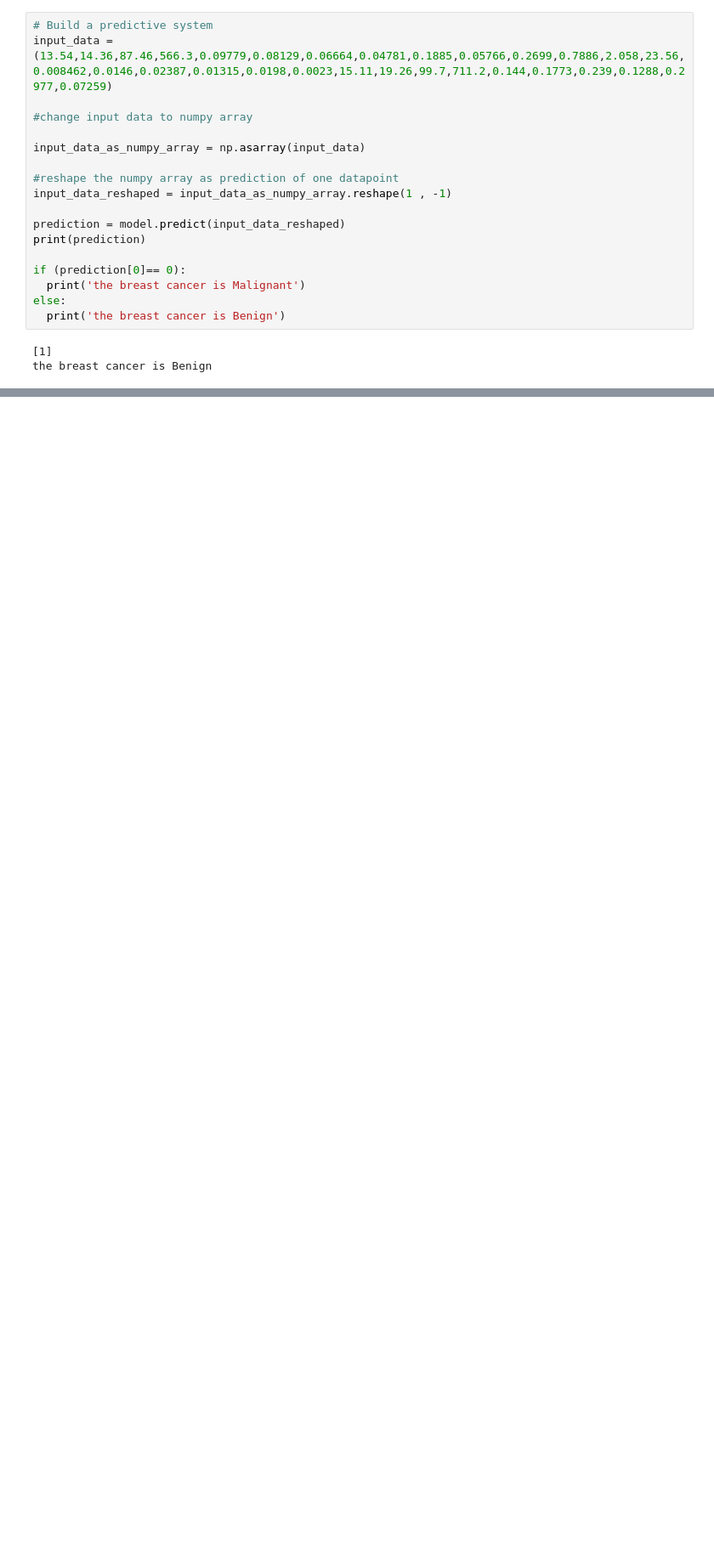
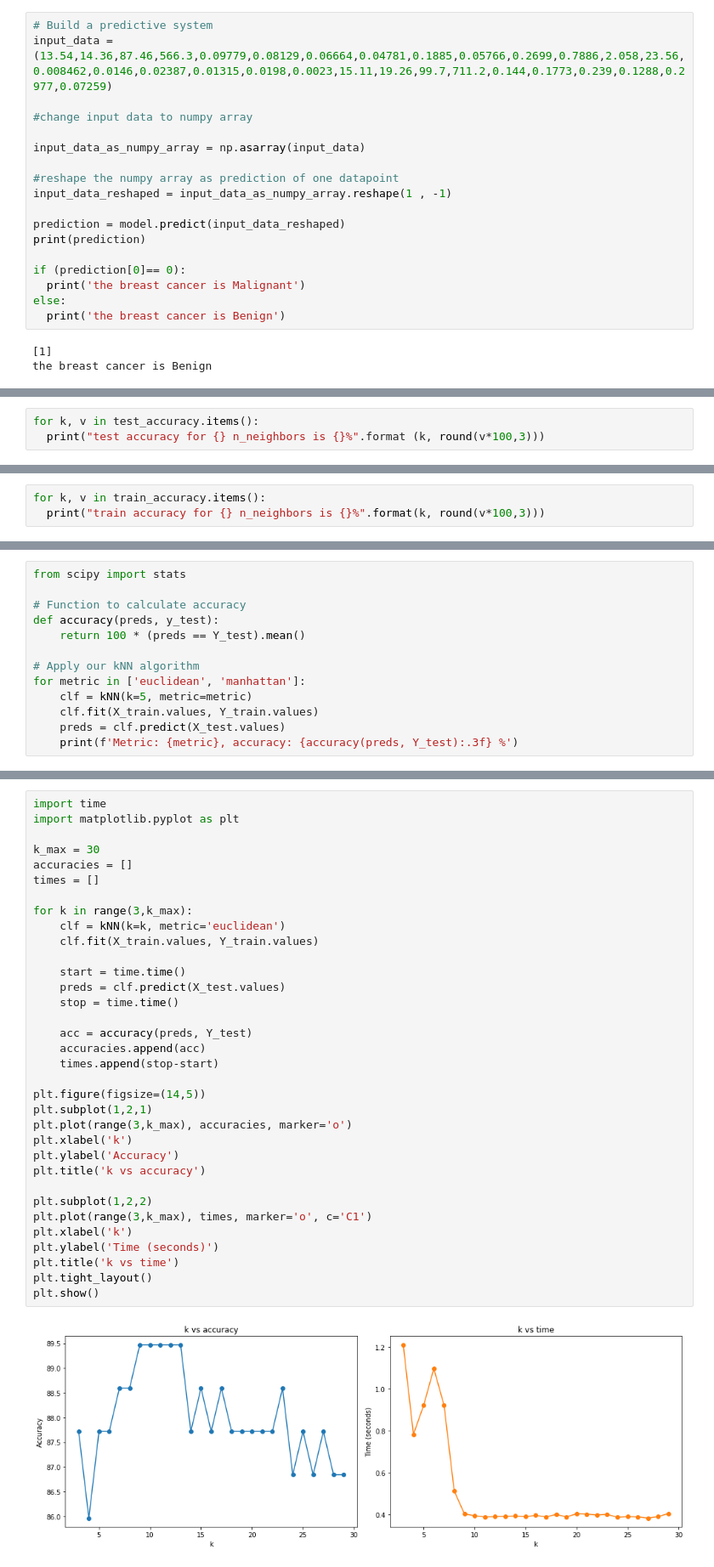
Before and after one commit to donghahwang/Cancer-Prediction-Project, a Jupyter notebook: Breast_Cancer_Classification.ipynb, the cells around one changed output, grey strips where cells are left out. Shown: that part at 85% size. Saved outputs shown, nothing was run; the diff lists cells and outputs as text; blank space fills up the shorter version.

```diff
--- a/Breast_Cancer_Classification.ipynb
+++ b/Breast_Cancer_Classification.ipynb
@@ -256,0 +300,3 @@ the breast cancer is Benign
+# %%
+for k, v in test_accuracy.items():
+  print("test accuracy for {} n_neighbors is {}%".format (k, round(v*100,3)))
@@ -256,0 +310,3 @@ the breast cancer is Benign
+# %%
+for k, v in train_accuracy.items():
+  print("train accuracy for {} n_neighbors is {}%".format(k, round(v*100,3)))
@@ -256,0 +382,13 @@ the breast cancer is Benign
+# %%
+from scipy import stats
+
+# Function to calculate accuracy
+def accuracy(preds, y_test):
+    return 100 * (preds == Y_test).mean()
+
+# Apply our kNN algorithm
+for metric in ['euclidean', 'manhattan']:
+    clf = kNN(k=5, metric=metric)
+    clf.fit(X_train.values, Y_train.values)
+    preds = clf.predict(X_test.values)
+    print(f'Metric: {metric}, accuracy: {accuracy(preds, Y_test):.3f} %')
@@ -256,0 +400,36 @@ the breast cancer is Benign
+# %%
+import time
+import matplotlib.pyplot as plt
+
+k_max = 30
+accuracies = []
+times = []
+
+for k in range(3,k_max):
+    clf = kNN(k=k, metric='euclidean')
+    clf.fit(X_train.values, Y_train.values)
+
+    start = time.time()
+    preds = clf.predict(X_test.values)
+    stop = time.time()
+
+    acc = accuracy(preds, Y_test)
+    accuracies.append(acc)
+    times.append(stop-start)
+
+plt.figure(figsize=(14,5))
+plt.subplot(1,2,1)
+plt.plot(range(3,k_max), accuracies, marker='o')
+plt.xlabel('k')
+plt.ylabel('Accuracy')
+plt.title('k vs accuracy')
+
+plt.subplot(1,2,2)
+plt.plot(range(3,k_max), times, marker='o', c='C1')
+plt.xlabel('k')
+plt.ylabel('Time (seconds)')
+plt.title('k vs time')
+plt.tight_layout()
+plt.show()
+# %% [output]
+[figure, added]
```
Also changed, not shown: parts of 22 cells of this notebook.
